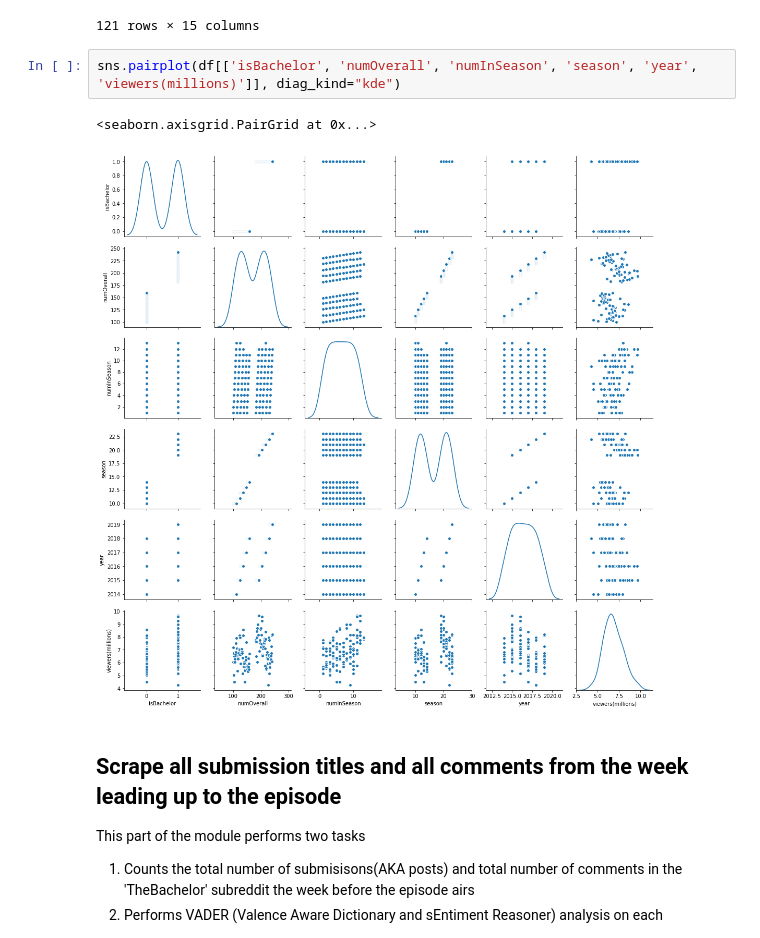
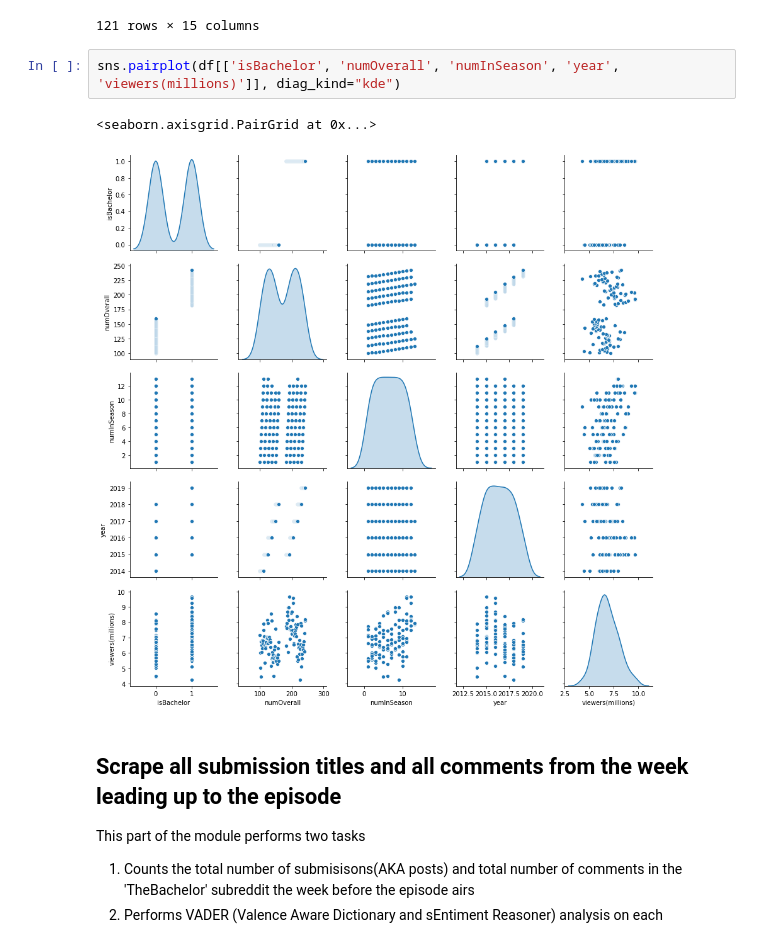
Before and after one commit to jlaw8504/alphaPRAW, a Jupyter notebook: Bachelor Linear Regression.ipynb, the cells around one changed output. Cells and saved outputs as stored; diff of their text form.

```diff
--- a/Bachelor Linear Regression.ipynb
+++ b/Bachelor Linear Regression.ipynb
@@ -50,10 +50,10 @@ df
 | 120 | 159.0 | 11.0 | 2018 | 8 | 6 | 1533528000 | 0.0 | 14 | ... |
 121 rows × 15 columns
 # %%
-sns.pairplot(df[['isBachelor', 'numOverall', 'numInSeason', 'season', 'year', 'viewers(millions)']], diag_kind="kde")
+sns.pairplot(df[['isBachelor', 'numOverall', 'numInSeason', 'year', 'viewers(millions)']], diag_kind="kde")
 # %% [output]
 <seaborn.axisgrid.PairGrid at 0x...>
-[figure, old version]
+[figure, new version]
 # %% [markdown]
 ## Scrape all submission titles and all comments from the week leading up to the episode
 This part of the module performs two tasks
```
Also changed, not shown: parts of 5 cells of this notebook, 2 other files.
